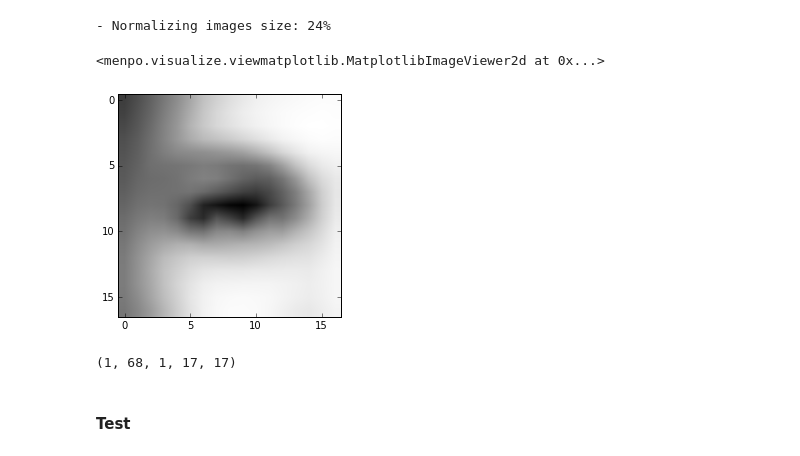
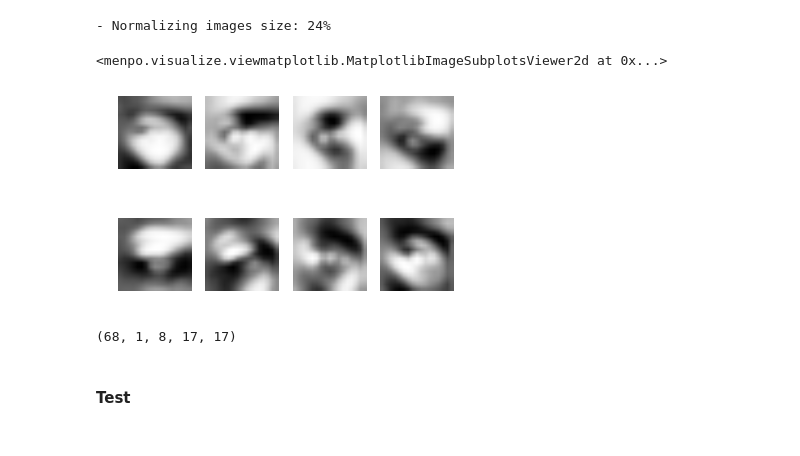
Before and after one commit to nontas/antonakoscvpr2015, a Jupyter notebook: notebooks/AntonakosCVPR2015.ipynb, the cells around one changed output. Cells and saved outputs as stored; diff of their text form; code cells hidden in the pictures.

```diff
--- a/notebooks/AntonakosCVPR2015.ipynb
+++ b/notebooks/AntonakosCVPR2015.ipynb
@@ -11,7 +11,7 @@ from menpo.landmark import labeller, ibug_face_68
 from menpofast.utils import convert_from_menpo
 
 training_images = []
-for i in mio.import_images('/data/PhD/DataBases/faces/lfpw/trainset/', verbose=True, max_images=None):
+for i in mio.import_images('/Users/joan/PhD/DataBases/faces/lfpw/trainset/', verbose=True, max_images=None):
 
     # convert the image from menpo Image to cvpr2015 Image (channels at front)
     i = convert_from_menpo(i)
@@ -84,13 +84,13 @@ adjacency_array = np.array([[ 0,  1], [ 1,  2], [ 2,  3], [ 3,  4], [ 4,  5], [
                             [39, 40], [47, 42], [40, 41], [41, 36]])
 root_vertex = 0
 # %%
-from menpofast.feature import no_op
+from menpofast.feature import no_op, aam_dsift
 from antonakoscvpr2015.builder import APSBuilder
 
 aps = APSBuilder(adjacency_array=adjacency_array,
                  root_vertex=root_vertex,
                  patch_shape=(17, 17),
-                 features=no_op,
+                 features=aam_dsift,
                  normalize_patches=False,
                  normalization_diagonal=100,
                  n_levels=2,
@@ -103,13 +103,13 @@ aps = APSBuilder(adjacency_array=adjacency_array,
 # %%
 from menpofast.image import Image
 
-Image(aps.appearance_models[0][0][:, 37, 0, ...]).view()
+Image(aps.appearance_models[0][0][37, 0, ...]).view()
 # %% [output]
-<menpo.visualize.viewmatplotlib.MatplotlibImageViewer2d at 0x...>
+<menpo.visualize.viewmatplotlib.MatplotlibImageSubplotsViewer2d at 0x...>
-[figure, old version]
+[figure, new version]
 # %%
 aps.appearance_models[0][0].shape
 # %% [output]
-(1, 68, 1, 17, 17)
+(68, 1, 8, 17, 17)
 # %% [markdown]
 #### Test
```
Also changed, not shown: parts of 14 cells of this notebook.
